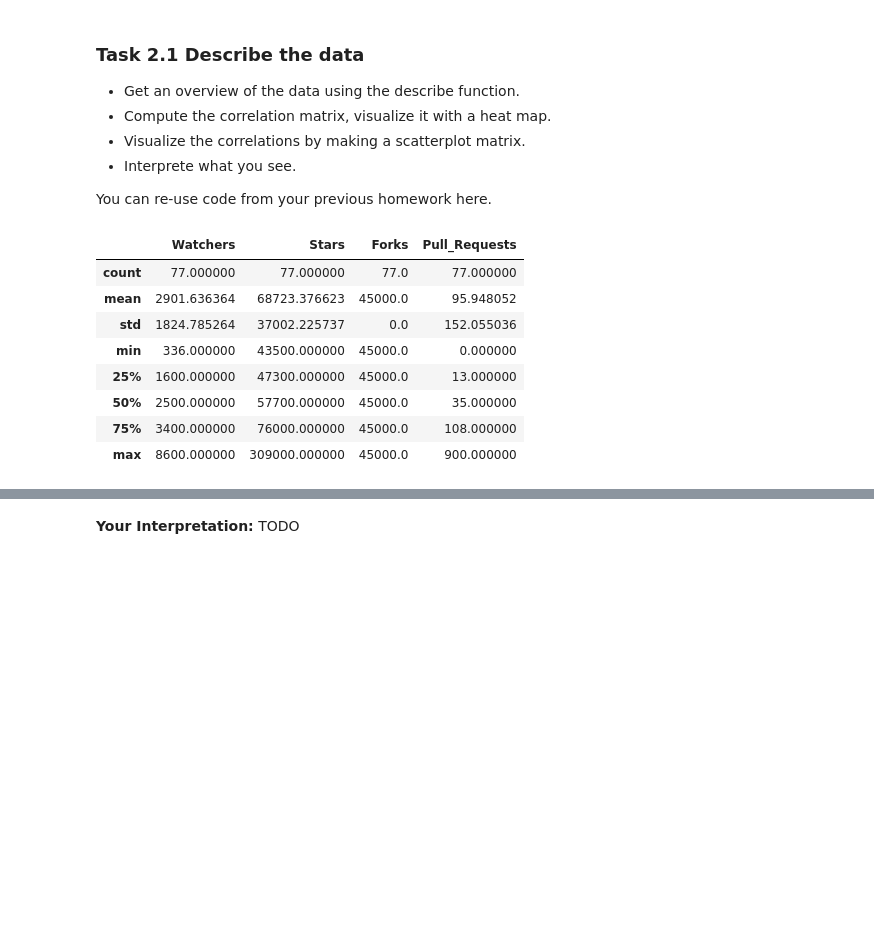
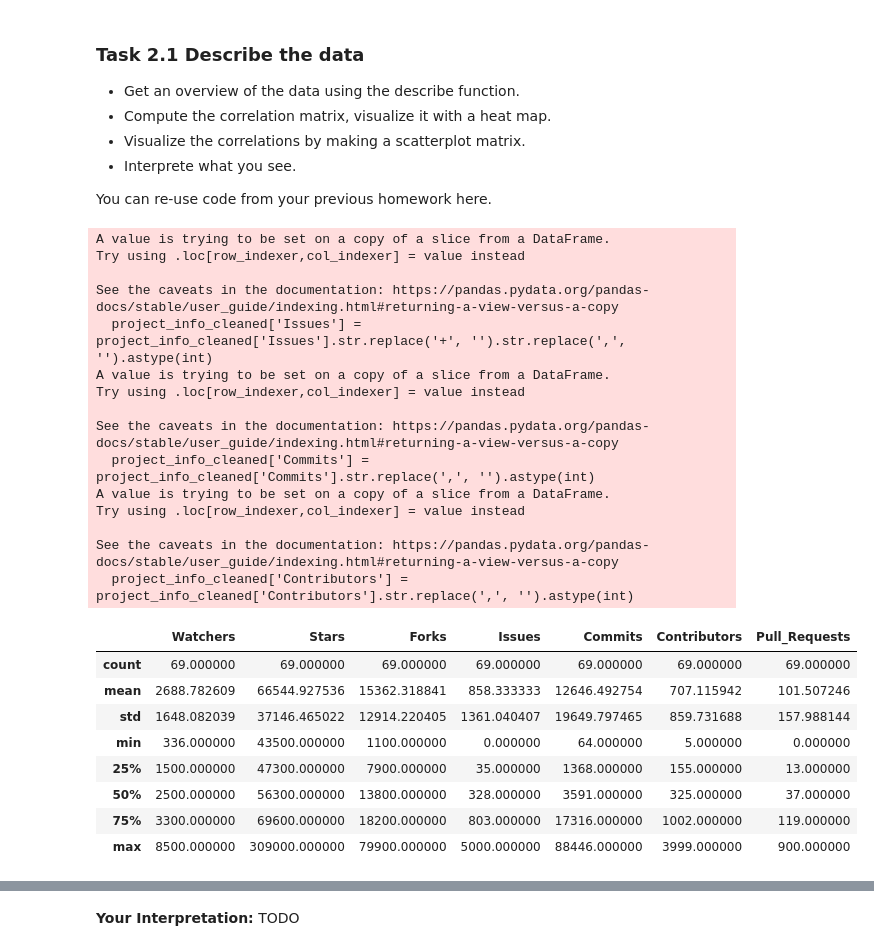
Before and after one commit to logancorrea/Intro-to-Data-Science, a Jupyter notebook: Homework/HW06/HW6.ipynb, the cells around one changed output, grey strips where cells are left out. Cells and saved outputs as stored; diff of their text form; code cells hidden in the pictures; blank space fills up the shorter version.

```diff
--- a/Homework/HW06/HW6.ipynb
+++ b/Homework/HW06/HW6.ipynb
@@ -328,20 +328,35 @@ project_info.head()
 You can re-use code from your previous homework here.
 # %%
 project_info_cleaned = project_info.dropna()
-project_info_cleaned.loc[:, 'Issues'] = project_info_cleaned['Issues'].str.replace('+', '').str.replace(',', '').astype(int)
-project_info_cleaned.loc[:,'Commits'] = project_info_cleaned['Commits'].str.replace(',', '').astype(int)
-project_info_cleaned.loc[:, 'Contributors'] = project_info_cleaned['Contributors'].str.replace(',', '').astype(int)
+project_info_cleaned['Issues'] = project_info_cleaned['Issues'].str.replace('+', '').str.replace(',', '').astype(int)
+project_info_cleaned['Commits'] = project_info_cleaned['Commits'].str.replace(',', '').astype(int)
+project_info_cleaned['Contributors'] = project_info_cleaned['Contributors'].str.replace(',', '').astype(int)
 project_info_cleaned.describe()
 # %% [output]
+A value is trying to be set on a copy of a slice from a DataFrame.
+Try using .loc[row_indexer,col_indexer] = value instead
+
+See the caveats in the documentation: https://pandas.pydata.org/pandas-docs/stable/user_guide/indexing.html#returning-a-view-versus-a-copy
+  project_info_cleaned['Issues'] = project_info_cleaned['Issues'].str.replace('+', '').str.replace(',', '').astype(int)
+A value is trying to be set on a copy of a slice from a DataFrame.
+Try using .loc[row_indexer,col_indexer] = value instead
+
+See the caveats in the documentation: https://pandas.pydata.org/pandas-docs/stable/user_guide/indexing.html#returning-a-view-versus-a-copy
+  project_info_cleaned['Commits'] = project_info_cleaned['Commits'].str.replace(',', '').astype(int)
+A value is trying to be set on a copy of a slice from a DataFrame.
+Try using .loc[row_indexer,col_indexer] = value instead
+
+See the caveats in the documentation: https://pandas.pydata.org/pandas-docs/stable/user_guide/indexing.html#returning-a-view-versus-a-copy
+  project_info_cleaned['Contributors'] = project_info_cleaned['Contributors'].str.replace(',', '').astype(int)
-|  | Watchers | Stars | Forks | Pull_Requests |
-| count | 77.000000 | 77.000000 | 77.0 | 77.000000 |
-| mean | 2901.636364 | 68723.376623 | 45000.0 | 95.948052 |
-| std | 1824.785264 | 37002.225737 | 0.0 | 152.055036 |
-| min | 336.000000 | 43500.000000 | 45000.0 | 0.000000 |
-| 25% | 1600.000000 | 47300.000000 | 45000.0 | 13.000000 |
-| 50% | 2500.000000 | 57700.000000 | 45000.0 | 35.000000 |
-| 75% | 3400.000000 | 76000.000000 | 45000.0 | 108.000000 |
-| max | 8600.000000 | 309000.000000 | 45000.0 | 900.000000 |
+|  | Watchers | Stars | Forks | Issues | Commits | Contributors | Pull_Requests |
+| count | 69.000000 | 69.000000 | 69.000000 | 69.000000 | 69.000000 | 69.000000 | 69.000000 |
+| mean | 2688.782609 | 66544.927536 | 15362.318841 | 858.333333 | 12646.492754 | 707.115942 | 101.507246 |
+| std | 1648.082039 | 37146.465022 | 12914.220405 | 1361.040407 | 19649.797465 | 859.731688 | 157.988144 |
+| min | 336.000000 | 43500.000000 | 1100.000000 | 0.000000 | 64.000000 | 5.000000 | 0.000000 |
+| 25% | 1500.000000 | 47300.000000 | 7900.000000 | 35.000000 | 1368.000000 | 155.000000 | 13.000000 |
+| 50% | 2500.000000 | 56300.000000 | 13800.000000 | 328.000000 | 3591.000000 | 325.000000 | 37.000000 |
+| 75% | 3300.000000 | 69600.000000 | 18200.000000 | 803.000000 | 17316.000000 | 1002.000000 | 119.000000 |
+| max | 8500.000000 | 309000.000000 | 79900.000000 | 5000.000000 | 88446.000000 | 3999.000000 | 900.000000 |
 # %%
 import seaborn as sns
 
```
Also changed, not shown: parts of 4 cells of this notebook, 1 other file.
